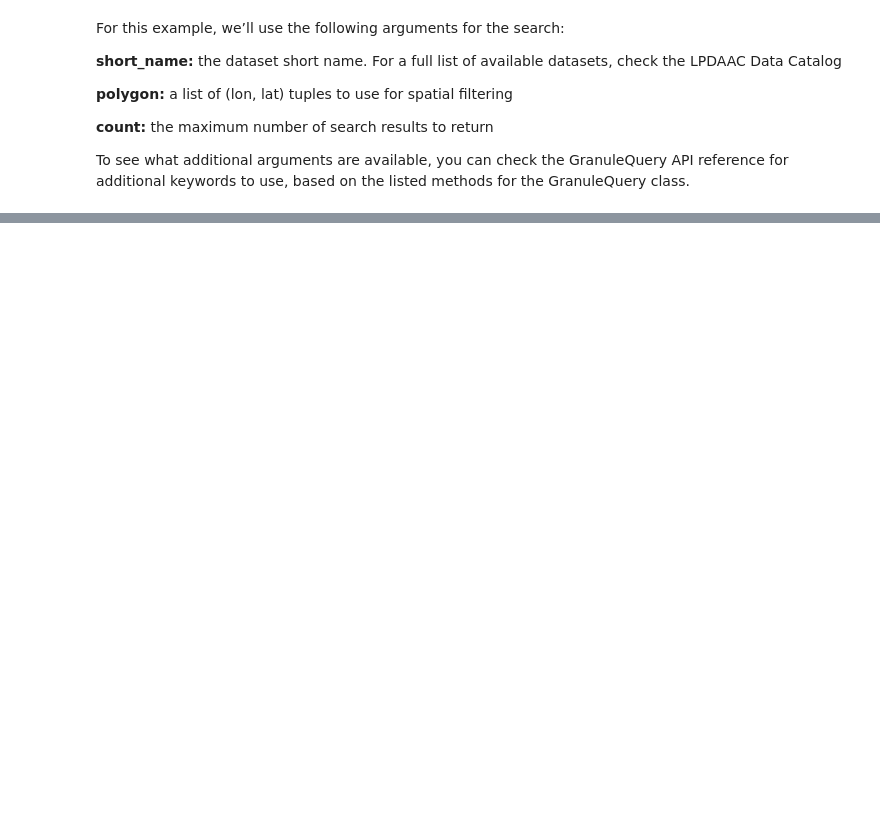
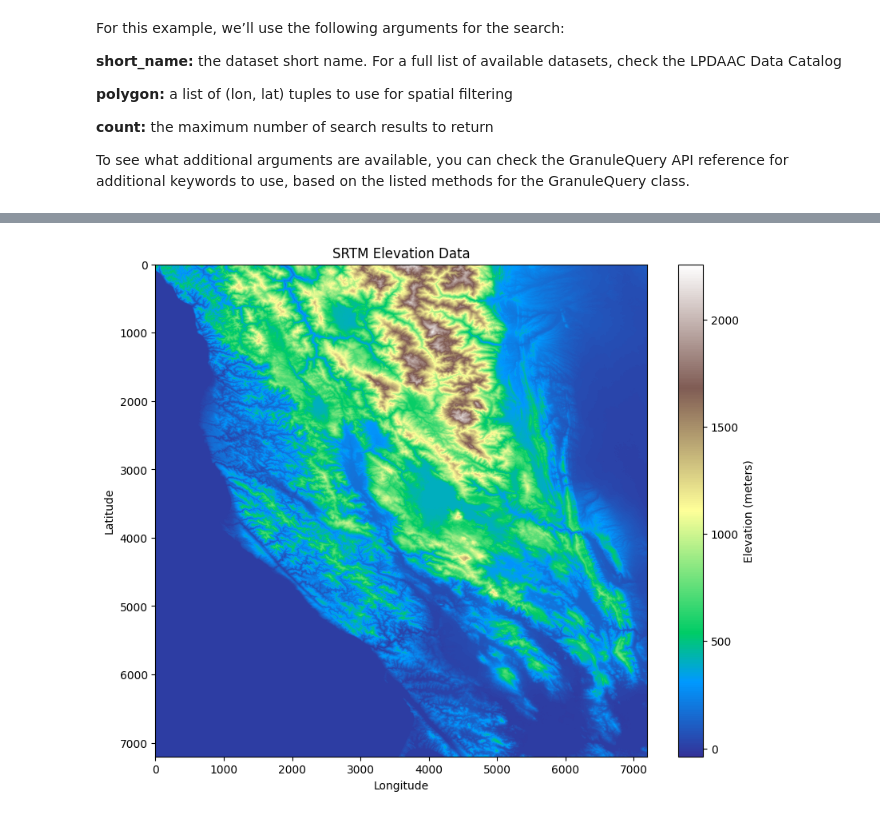
Before and after one commit to jollygoodjacob/NASA-Space-Apps-Workshop-2024, a Jupyter notebook: NASA_SpaceApps_Workshop_2024.ipynb, the cells around one changed output, grey strips where cells are left out. Cells and saved outputs as stored; diff of their text form; code cells hidden in the pictures; blank space fills up the shorter version.

```diff
--- a/NASA_SpaceApps_Workshop_2024.ipynb
+++ b/NASA_SpaceApps_Workshop_2024.ipynb
@@ -110,8 +113,9 @@ For this example, we’ll use the following arguments for the search:
 
 To see what additional arguments are available, you can check the GranuleQuery API reference for additional keywords to use, based on the listed methods for the GranuleQuery class.
 # %%
-results = earthaccess.search_datasets(
-    keyword="NASADEM_HGT v001", # search for STRM 30m v21 granules
+results = earthaccess.search_data(
+    short_name="SRTMGL1",
+    version="003",# search for STRM 30m v003 granules
     polygon=search_area.exterior.coords#, # search for images that intersect our search_area
     #count=10 # only show the first 10 results
 )
@@ -149,0 +148,15 @@ ERROR:earthaccess.api:'NoneType' object has no attribute 'get': You must call ea
+# %%
+# Step 5: Unzip the downloaded files
+unzipped_files = []
+for file in files:
+    if file.endswith('.zip'):
+        with zipfile.ZipFile(file, 'r') as zip_ref:
+            # Extract files to the directory of the zip file
+            extract_path = os.path.dirname(file)
+            zip_ref.extractall(extract_path)
+
+            # Retain full paths of the extracted files
+            for extracted_file in zip_ref.namelist():
+                # Construct the full file path
+                full_path = os.path.join(extract_path, extracted_file)
+                unzipped_files.append(full_path)
@@ -149,0 +169,22 @@ ERROR:earthaccess.api:'NoneType' object has no attribute 'get': You must call ea
+# %%
+# Step 6: Mosaic all the GeoTIFF files
+src_files_to_mosaic = []
+
+for hgt_file in unzipped_files:
+    if hgt_file.endswith('.hgt'):
+        src = rasterio.open(hgt_file)
+        src_files_to_mosaic.append(src)
+
+# Merge all the files
+mosaic, out_trans = rasterio.merge.merge(src_files_to_mosaic)
+
+#Plot the mosaicked imagery
+plt.figure(figsize=(10, 8))
+plt.title("SRTM Elevation Data")
+plt.imshow(mosaic[0], cmap='terrain')
+plt.colorbar(label='Elevation (meters)')
+plt.xlabel('Longitude')
+plt.ylabel('Latitude')
+plt.show()
+# %% [output]
+[figure, added]
```
Also changed, not shown: parts of 16 cells of this notebook.
